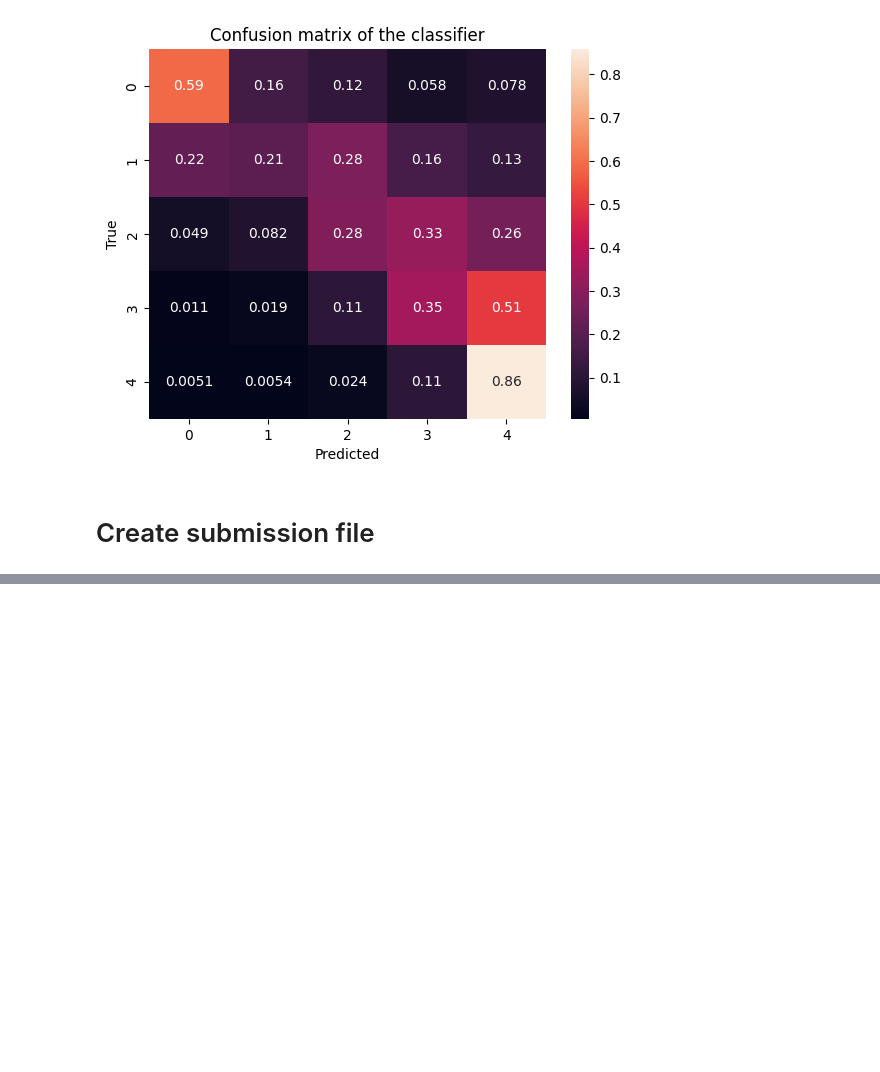
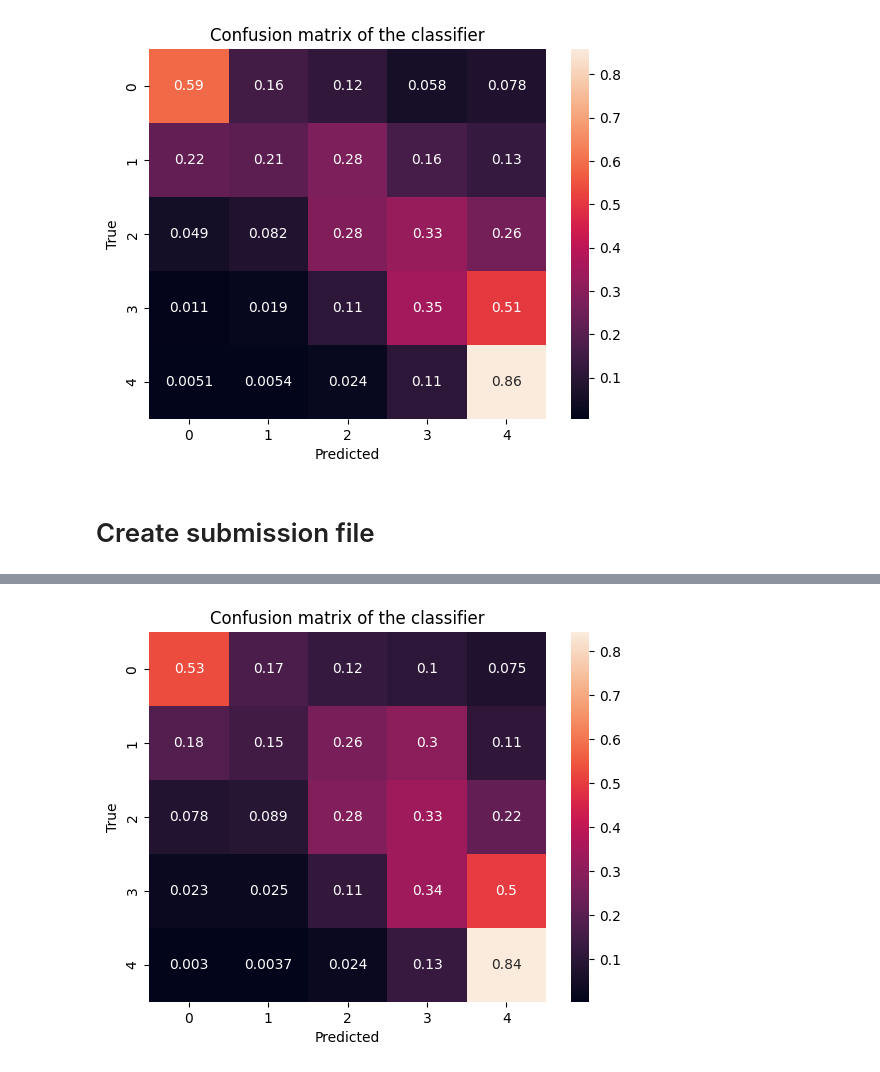
Before and after one commit to abvo138/abvo138-CS506-midterm, a Jupyter notebook: starter_code.ipynb, the cells around one changed output, grey strips where cells are left out. Drawn from its saved outputs; the diff is of its cells as text; code cells hidden in the pictures; blank space fills up the shorter version.

Commit message:
Cleaned Up Notebook Testing Added Features #1

```diff
--- a/starter_code.ipynb
+++ b/starter_code.ipynb
@@ -353,3 +352,12 @@ shape is  (1114005,)
+# %%
+subset_X_train = X_train.sample(n=10000, random_state=42) # Subset 10,000 rows of the data
+# Split training set into training and testing set
+subset_X_train, subset_X_test, subset_Y_train, subset_Y_test = train_test_split(
+    subset_X_train.drop(columns=['Score']),
+    subset_X_train['Score'],
+    test_size=1/4.0,
+    random_state=0
+)
 # %% [markdown]
 # Model Creation
 # %%
@@ -825,0 +541,90 @@ submission.to_csv("/Users/anneke/GitHub/abvo138-assignment-6/submission.csv", in
+# %%
+# Define numeric features
+numeric_features = [
+     'Helpfulness',
+    # 'Unhelpfulness',
+    # 'SummaryLength',
+    # 'SummaryWordCount',
+    # 'TextLength',
+    # 'TextWordCount',
+    # 'SpecialCharCount',
+    # 'QuestionMarkCount',
+    # 'ExclamationMarkCount',
+    # 'Month',
+    # 'HelpfulnessPercentage',
+    # 'HelpfulnessToLengthRatio',
+    # 'SummaryLengthRatio',
+     'TextSentiment',
+     'SummarySentiment',
+    # 'TextReadability',
+    # 'SummaryReadability',
+    # 'UserReviewCount',
+     'TimeSinceLastReview',
+     'ProductAverageScore',
+     'UserAverageScore'
+]
+
+def build_knn_pipeline(selected_numeric_features, summary_feature, text_feature):
+    """
+    Build a KNN pipeline with separate feature engineering for Summary and Text columns.
+    """
+    # Numeric transformer (impute missing values and scale)
+    numeric_transformer = Pipeline(steps=[
+        ('imputer', SimpleImputer(strategy='mean')),
+        ('scaler', StandardScaler())
+    ])
+
+    # Separate TF-IDF and SVD transformers for Summary and Text
+    summary_transformer = Pipeline(steps=[
+        ('tfidf', TfidfVectorizer(max_features=50, stop_words='english')),
+        ('svd', TruncatedSVD(n_components=10))
+    ])
+
+    text_transformer = Pipeline(steps=[
+        ('tfidf', TfidfVectorizer(max_features=50, stop_words='english')),
+        ('svd', TruncatedSVD(n_components=10))
+    ])
+
+    # Combine numeric and text transformers
+    transformers = [
+        ('num', numeric_transformer, selected_numeric_features),
+        ('summary', summary_transformer, summary_feature),
+        ('text', text_transformer, text_feature)
+    ]
+
+    # Create the ColumnTransformer and complete pipeline
+    preprocessor = ColumnTransformer(transformers=transformers, remainder='drop')
+    model = Pipeline(steps=[('preprocessor', preprocessor), ('knn', KNeighborsClassifier(n_neighbors=20))])
+
+    return model
+
+# Build the model with separate Summary and Text processing
+model = build_knn_pipeline(numeric_features, 'Summary', 'Text')
+
+# Fit the model on X_train
+try:
+    model.fit(subset_X_train, subset_Y_train)
+    print("Model fit successful.")
+except ValueError as e:
+    print("Error during model fit:", e)
+
+# Predict using the same fitted pipeline on X_test
+try:
+    Y_test_predictions = model.predict(subset_X_test)
+    print("Prediction successful.")
+except Exception as e:
+    print("Error during prediction:", e)
+
+# Evaluate your model on the testing set
+print("Accuracy on testing set = ", accuracy_score(subset_Y_test, Y_test_predictions))
+
+# Plot a confusion matrix
+cm = confusion_matrix(subset_Y_test, Y_test_predictions, normalize='true')
+sns.heatmap(cm, annot=True)
+plt.title('Confusion matrix of the classifier')
+plt.xlabel('Predicted')
+plt.ylabel('True')
+plt.show()
+
+# Prof thinking that 70% accuracy is good
+# %% [output]
@@ -825,0 +634 @@ submission.to_csv("/Users/anneke/GitHub/abvo138-assignment-6/submission.csv", in
+[figure, added]
```
Also changed, not shown: parts of 13 cells of this notebook.
